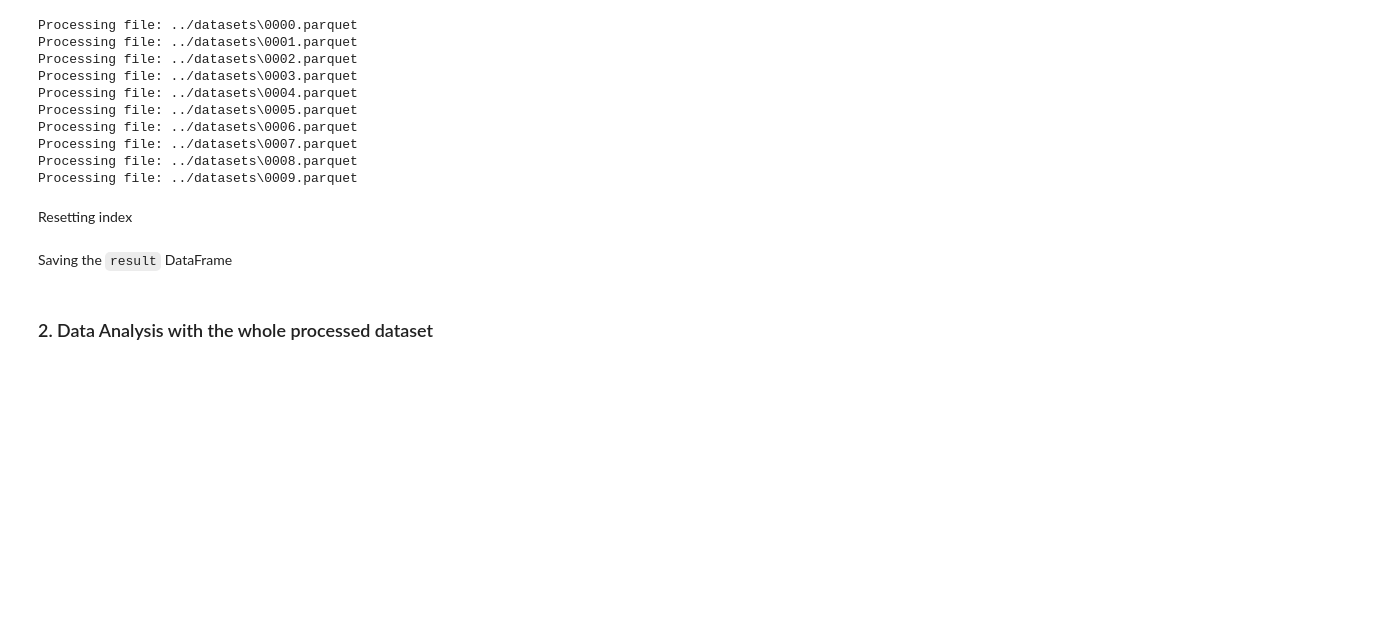
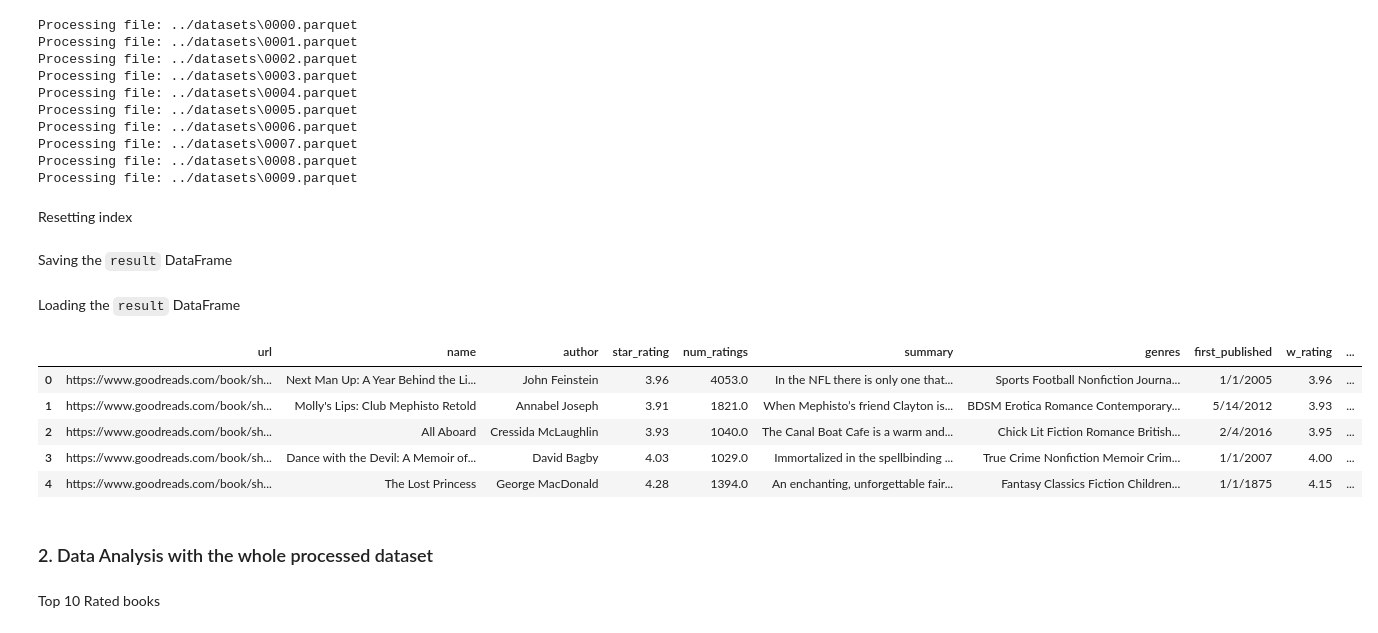
Before and after one commit to ruslan-imamguliyev/Online-Library-System, a Jupyter notebook: notebooks/preprocessing_and_eda.ipynb, the cells around one changed output. Cells and saved outputs as stored; diff of their text form; code cells hidden in the pictures; blank space fills up the shorter version.

```diff
--- a/notebooks/preprocessing_and_eda.ipynb
+++ b/notebooks/preprocessing_and_eda.ipynb
@@ -85,2 +87,16 @@ result.to_parquet('../datasets/processed_books.parquet', index=False)
+# %% [markdown]
+Loading the `result` DataFrame
+# %%
+df = pd.read_parquet('../datasets/processed_books.parquet')
+df.head()
+# %% [output]
+|  | url | name | author | star_rating | num_ratings | summary | genres | first_published | w_rating | ... |
+| 0 | https://www.goodreads.com/book/sh... | Next Man Up: A Year Behind the Li... | John Feinstein | 3.96 | 4053.0 | In the NFL there is only one that... | Sports Football Nonfiction Journa... | 1/1/2005 | 3.96 | ... |
+| 1 | https://www.goodreads.com/book/sh... | Molly's Lips: Club Mephisto Retold | Annabel Joseph | 3.91 | 1821.0 | When Mephisto’s friend Clayton is... | BDSM Erotica Romance Contemporary... | 5/14/2012 | 3.93 | ... |
+| 2 | https://www.goodreads.com/book/sh... | All Aboard | Cressida McLaughlin | 3.93 | 1040.0 | The Canal Boat Cafe is a warm and... | Chick Lit Fiction Romance British... | 2/4/2016 | 3.95 | ... |
+| 3 | https://www.goodreads.com/book/sh... | Dance with the Devil: A Memoir of... | David Bagby | 4.03 | 1029.0 | Immortalized in the spellbinding ... | True Crime Nonfiction Memoir Crim... | 1/1/2007 | 4.00 | ... |
+| 4 | https://www.goodreads.com/book/sh... | The Lost Princess | George MacDonald | 4.28 | 1394.0 | An enchanting, unforgettable fair... | Fantasy Classics Fiction Children... | 1/1/1875 | 4.15 | ... |
 # %% [markdown]
 ### 2. Data Analysis with the whole processed dataset
+# %% [markdown]
+Top 10 Rated books
```
Also changed, not shown: parts of 30 cells of this notebook, 1 other file.
